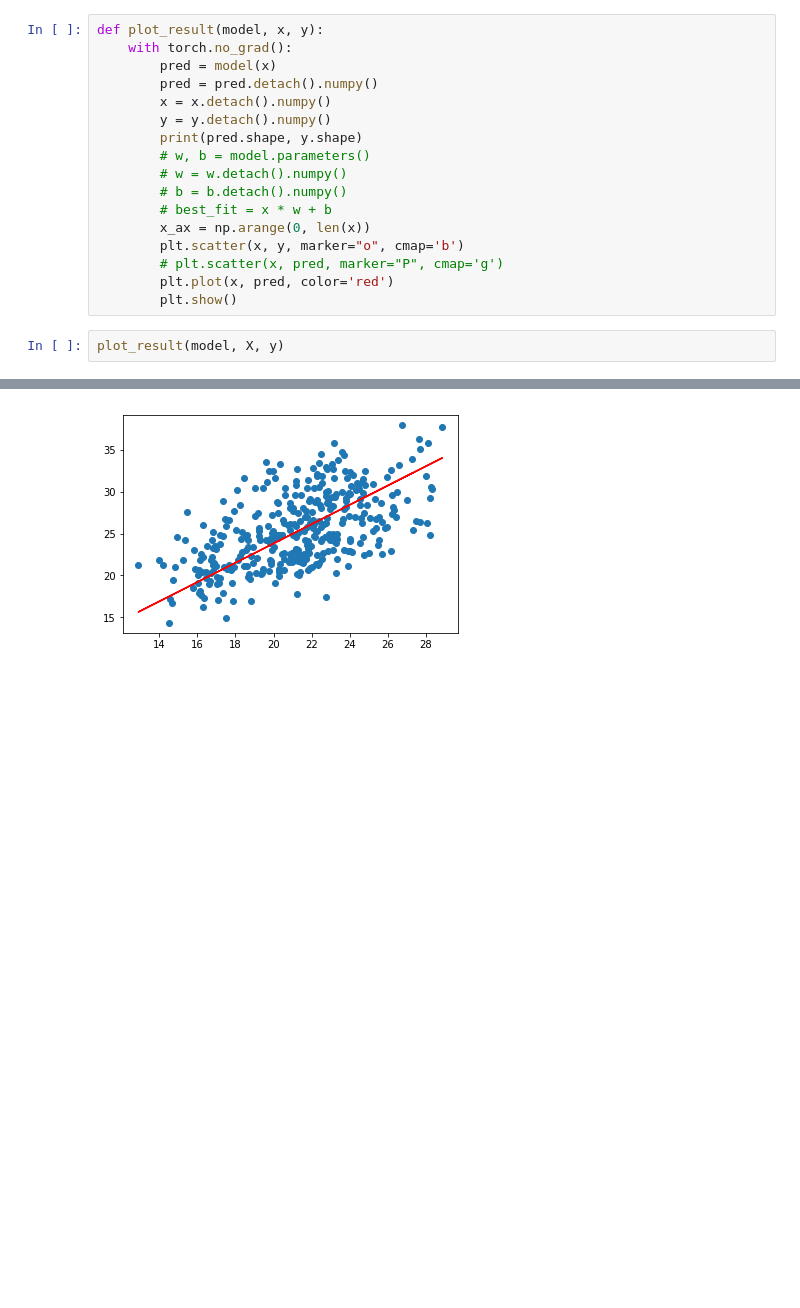
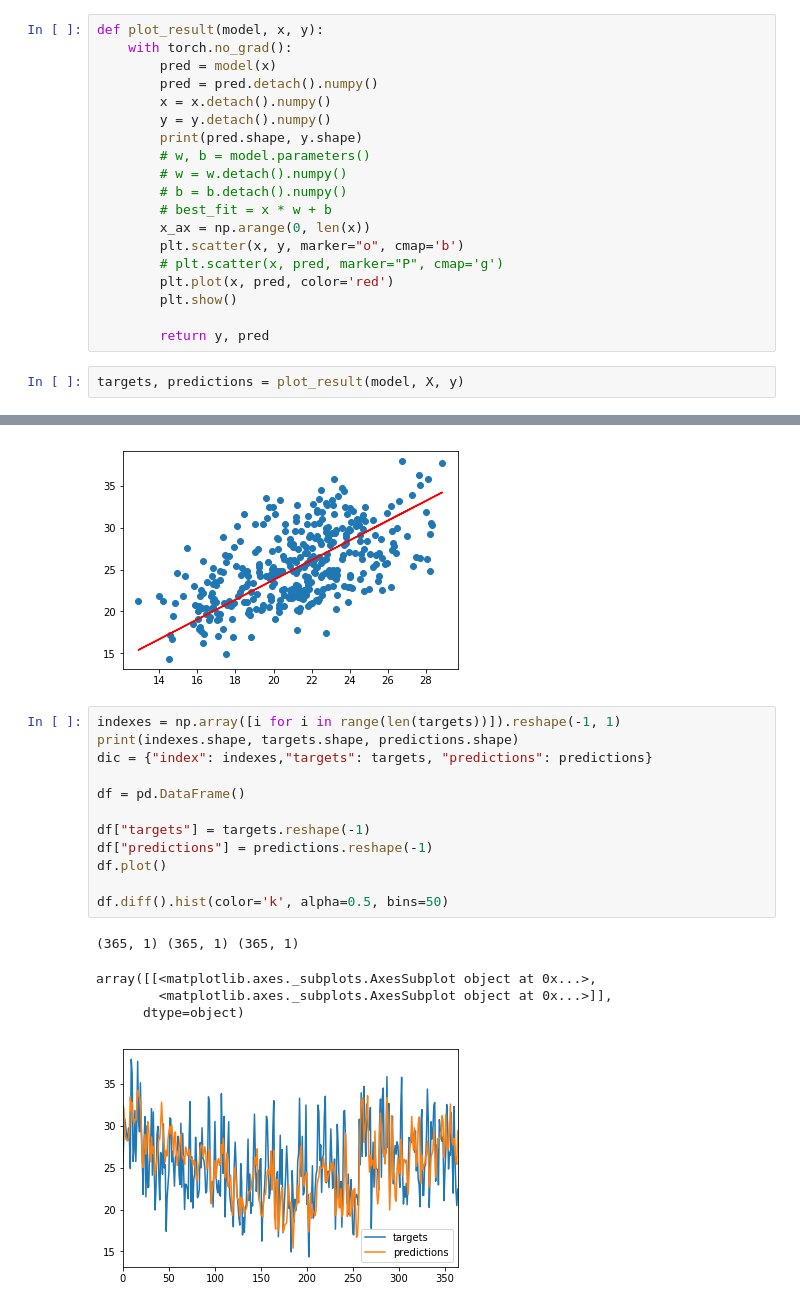
Before and after one commit to nidhaloff/Beer-Consumption, a Jupyter notebook: Copy_of_model.ipynb, the cells around one changed output, grey strips where cells are left out. Cells and saved outputs as stored; diff of their text form; blank space fills up the shorter version.

```diff
--- a/Copy_of_model.ipynb
+++ b/Copy_of_model.ipynb
@@ -277,8 +277,28 @@ def plot_result(model, x, y):
         # plt.scatter(x, pred, marker="P", cmap='g')
         plt.plot(x, pred, color='red')
         plt.show()
+
+        return y, pred
 # %%
-plot_result(model, X, y)
+targets, predictions = plot_result(model, X, y)
 # %% [output]
 (365, 1) (365, 1)
 [figure]
+# %%
+indexes = np.array([i for i in range(len(targets))]).reshape(-1, 1)
+print(indexes.shape, targets.shape, predictions.shape)
+dic = {"index": indexes,"targets": targets, "predictions": predictions}
+
+df = pd.DataFrame()
+
+df["targets"] = targets.reshape(-1)
+df["predictions"] = predictions.reshape(-1)
+df.plot()
+
+df.diff().hist(color='k', alpha=0.5, bins=50)
+# %% [output]
+(365, 1) (365, 1) (365, 1)
+array([[<matplotlib.axes._subplots.AxesSubplot object at 0x...>,
+        <matplotlib.axes._subplots.AxesSubplot object at 0x...>]],
+      dtype=object)
+[figure, added]
```
Also changed, not shown: parts of 5 cells of this notebook.
